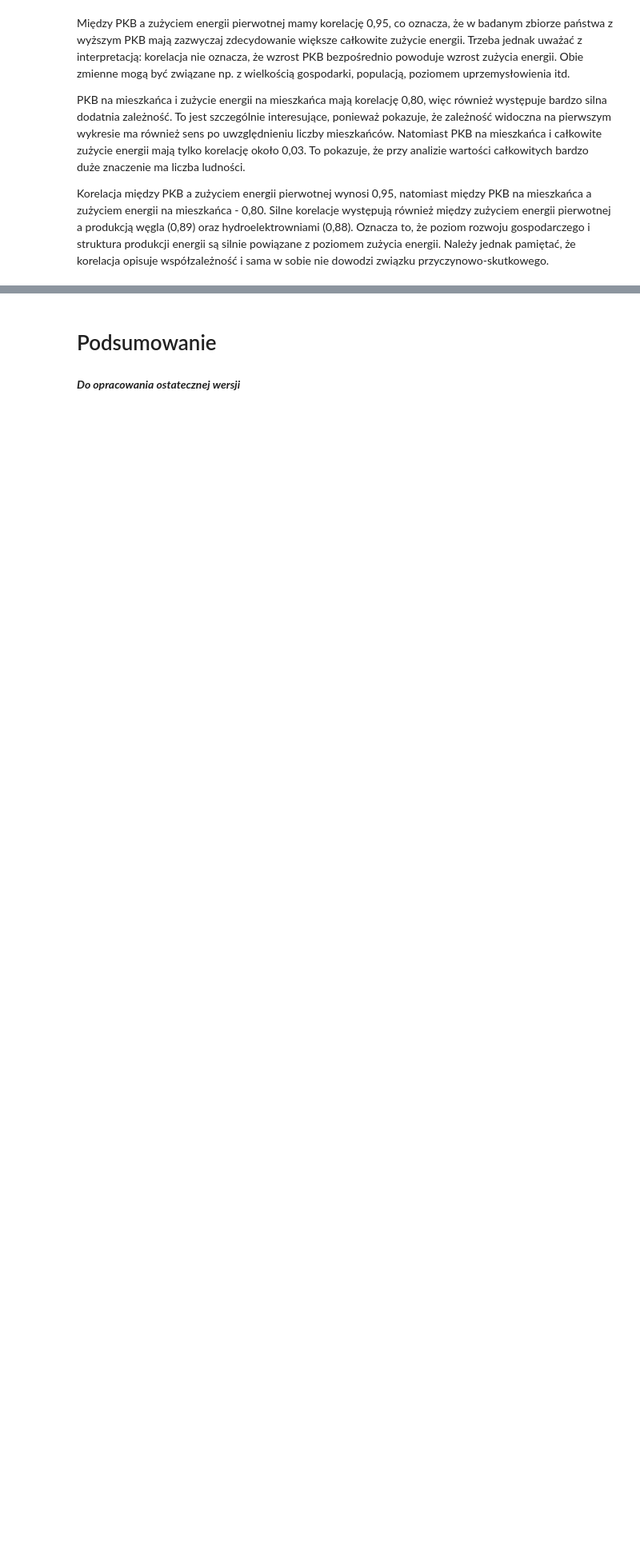
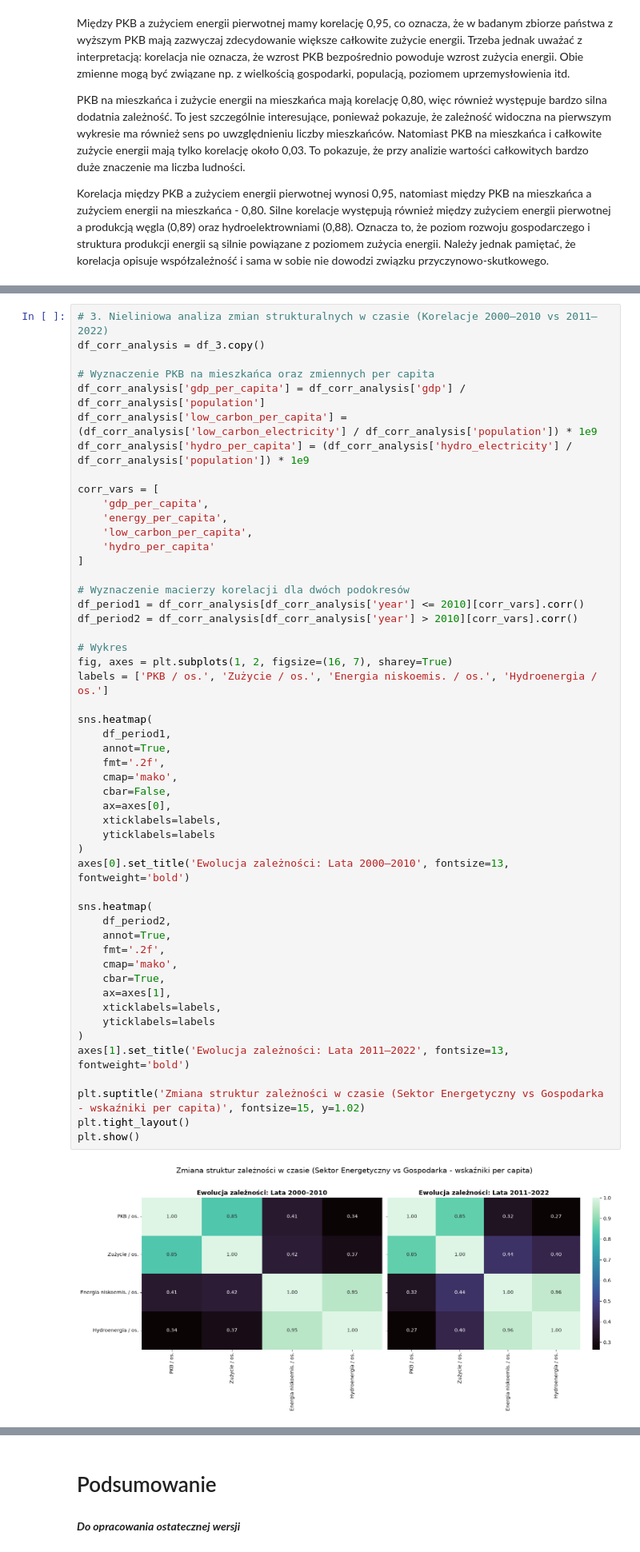
Before and after one commit to olaramota-beep/AWDP-projekt-do-oddania, a Jupyter notebook: Wstęp.ipynb, the cells around one changed output, grey strips where cells are left out. Shown at 80% size. Drawn from its saved outputs; the diff is of its cells as text; blank space fills up the shorter version.

```diff
--- a/Wstęp.ipynb
+++ b/Wstęp.ipynb
@@ -1914,0 +2014,53 @@ Korelacja między PKB a zużyciem energii pierwotnej wynosi 0,95, natomiast mię
+# %%
+# 3. Nieliniowa analiza zmian strukturalnych w czasie (Korelacje 2000–2010 vs 2011–2022)
+df_corr_analysis = df_3.copy()
+
+# Wyznaczenie PKB na mieszkańca oraz zmiennych per capita
+df_corr_analysis['gdp_per_capita'] = df_corr_analysis['gdp'] / df_corr_analysis['population']
+df_corr_analysis['low_carbon_per_capita'] = (df_corr_analysis['low_carbon_electricity'] / df_corr_analysis['population']) * 1e9
+df_corr_analysis['hydro_per_capita'] = (df_corr_analysis['hydro_electricity'] / df_corr_analysis['population']) * 1e9
+
+corr_vars = [
+    'gdp_per_capita',
+    'energy_per_capita',
+    'low_carbon_per_capita',
+    'hydro_per_capita'
+]
+
+# Wyznaczenie macierzy korelacji dla dwóch podokresów
+df_period1 = df_corr_analysis[df_corr_analysis['year'] <= 2010][corr_vars].corr()
+df_period2 = df_corr_analysis[df_corr_analysis['year'] > 2010][corr_vars].corr()
+
+# Wykres
+fig, axes = plt.subplots(1, 2, figsize=(16, 7), sharey=True)
+labels = ['PKB / os.', 'Zużycie / os.', 'Energia niskoemis. / os.', 'Hydroenergia / os.']
+
+sns.heatmap(
+    df_period1,
+    annot=True,
+    fmt='.2f',
+    cmap='mako',
+    cbar=False,
+    ax=axes[0],
+    xticklabels=labels,
+    yticklabels=labels
+)
+axes[0].set_title('Ewolucja zależności: Lata 2000–2010', fontsize=13, fontweight='bold')
+
+sns.heatmap(
+    df_period2,
+    annot=True,
+    fmt='.2f',
+    cmap='mako',
+    cbar=True,
+    ax=axes[1],
+    xticklabels=labels,
+    yticklabels=labels
+)
+axes[1].set_title('Ewolucja zależności: Lata 2011–2022', fontsize=13, fontweight='bold')
+
+plt.suptitle('Zmiana struktur zależności w czasie (Sektor Energetyczny vs Gospodarka - wskaźniki per capita)', fontsize=15, y=1.02)
+plt.tight_layout()
+plt.show()
+# %% [output]
+[figure, added]
```
Also changed, not shown: parts of 26 cells of this notebook, 1 other file.
